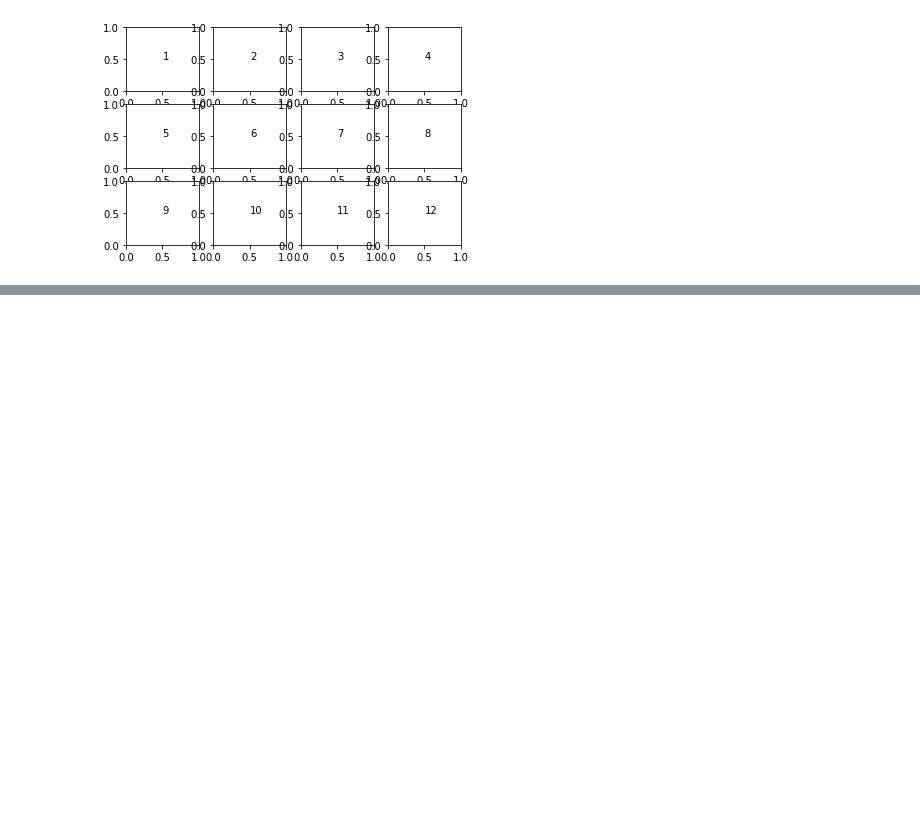
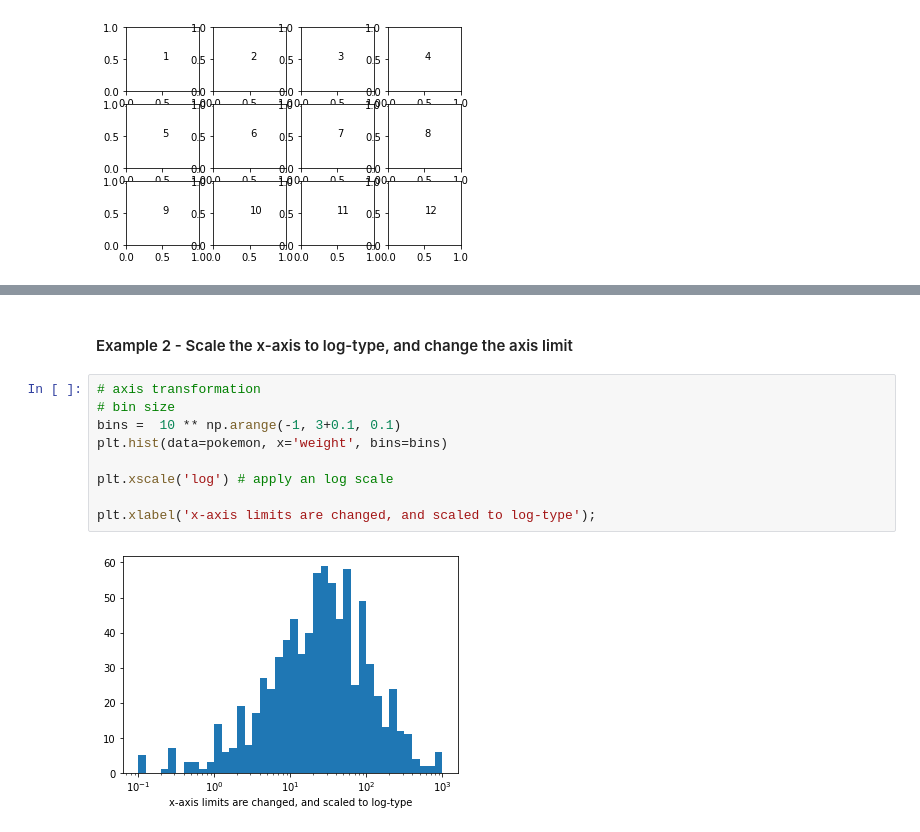
Before and after one commit to EsosaOrumwese/ALX-T-Nanodegree, a Jupyter notebook: Data Analytics/3. Data Visualization/Practice Notebook.ipynb, the cells around one changed output, grey strips where cells are left out. Saved outputs shown, nothing was run; the diff lists cells and outputs as text; blank space fills up the shorter version.

```diff
--- a/Data Analytics/3. Data Visualization/Practice Notebook.ipynb
+++ b/Data Analytics/3. Data Visualization/Practice Notebook.ipynb
@@ -456,0 +492,13 @@ for i in range(12):
+# %% [markdown]
+#### Example 2 - Scale the x-axis to log-type, and change the axis limit
+# %%
+# axis transformation
+# bin size
+bins =  10 ** np.arange(-1, 3+0.1, 0.1)
+plt.hist(data=pokemon, x='weight', bins=bins)
+
+plt.xscale('log') # apply an log scale
+
+plt.xlabel('x-axis limits are changed, and scaled to log-type');
+# %% [output]
+[figure, added]
```
Also changed, not shown: parts of 6 cells of this notebook.
